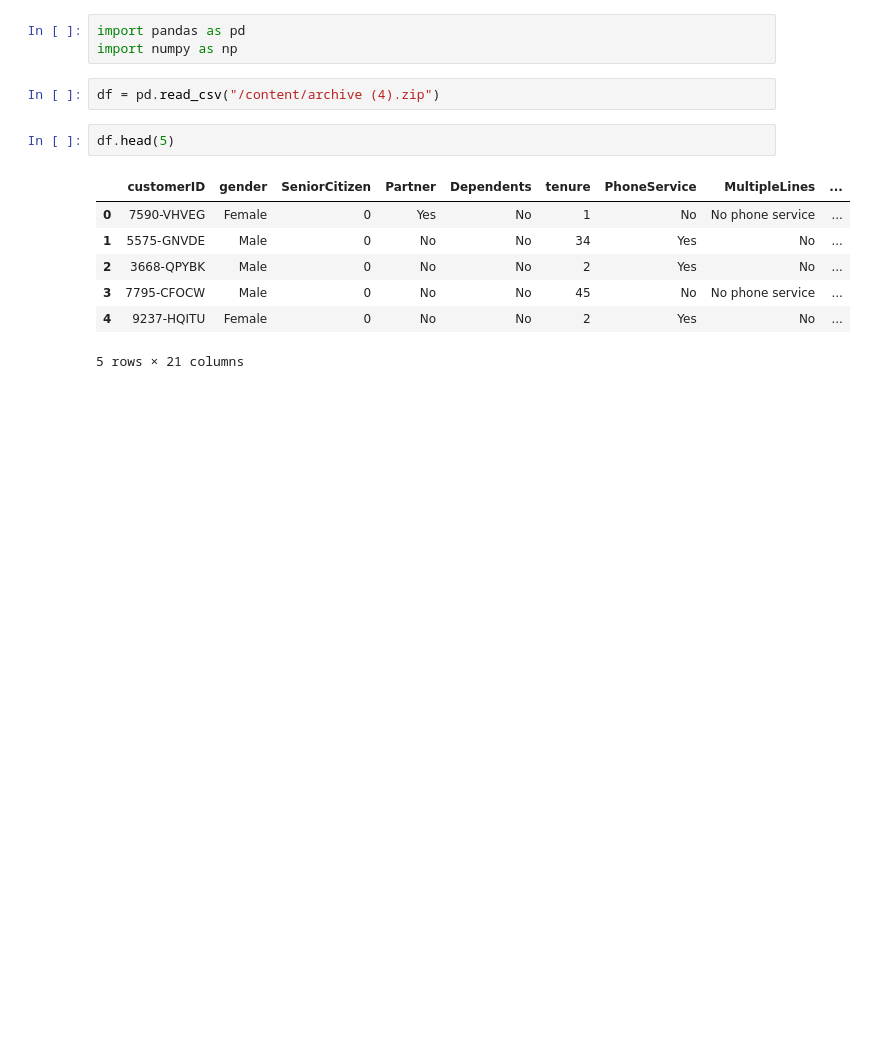
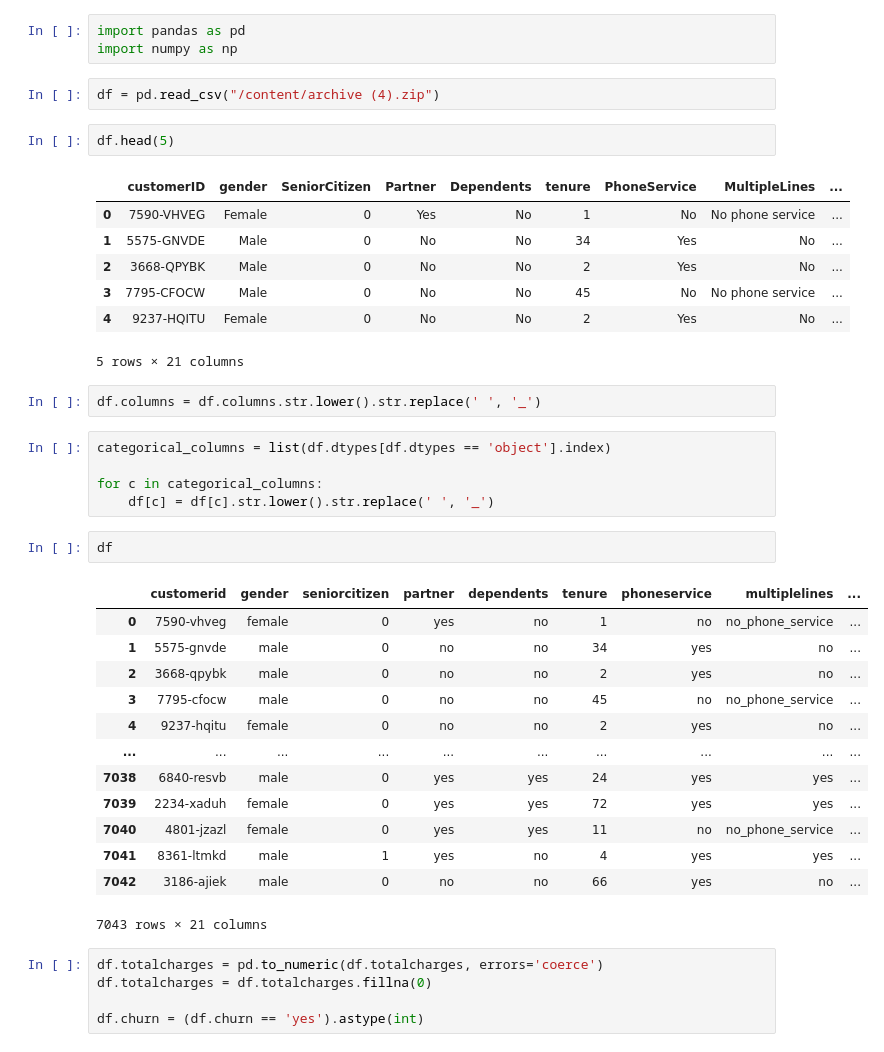
Before and after one commit to asmipandey18/Machine_learning, a Jupyter notebook: model_saving.ipynb, the cells around one changed output. Saved outputs shown, nothing was run; the diff lists cells and outputs as text; blank space fills up the shorter version.

```diff
--- a/model_saving.ipynb
+++ b/model_saving.ipynb
@@ -15,3 +15,31 @@ df.head(5)
 | 3 | 7795-CFOCW | Male | 0 | No | No | 45 | No | No phone service | ... |
 | 4 | 9237-HQITU | Female | 0 | No | No | 2 | Yes | No | ... |
 5 rows × 21 columns
+# %%
+df.columns = df.columns.str.lower().str.replace(' ', '_')
+# %%
+categorical_columns = list(df.dtypes[df.dtypes == 'object'].index)
+
+for c in categorical_columns:
+    df[c] = df[c].str.lower().str.replace(' ', '_')
+# %%
+df
+# %% [output]
+|  | customerid | gender | seniorcitizen | partner | dependents | tenure | phoneservice | multiplelines | ... |
+| 0 | 7590-vhveg | female | 0 | yes | no | 1 | no | no_phone_service | ... |
+| 1 | 5575-gnvde | male | 0 | no | no | 34 | yes | no | ... |
+| 2 | 3668-qpybk | male | 0 | no | no | 2 | yes | no | ... |
+| 3 | 7795-cfocw | male | 0 | no | no | 45 | no | no_phone_service | ... |
+| 4 | 9237-hqitu | female | 0 | no | no | 2 | yes | no | ... |
+| ... | ... | ... | ... | ... | ... | ... | ... | ... | ... |
+| 7038 | 6840-resvb | male | 0 | yes | yes | 24 | yes | yes | ... |
+| 7039 | 2234-xaduh | female | 0 | yes | yes | 72 | yes | yes | ... |
+| 7040 | 4801-jzazl | female | 0 | yes | yes | 11 | no | no_phone_service | ... |
+| 7041 | 8361-ltmkd | male | 1 | yes | no | 4 | yes | yes | ... |
+| 7042 | 3186-ajiek | male | 0 | no | no | 66 | yes | no | ... |
+7043 rows × 21 columns
+# %%
+df.totalcharges = pd.to_numeric(df.totalcharges, errors='coerce')
+df.totalcharges = df.totalcharges.fillna(0)
+
+df.churn = (df.churn == 'yes').astype(int)
```
Also changed, not shown: parts of 1 cell of this notebook.
